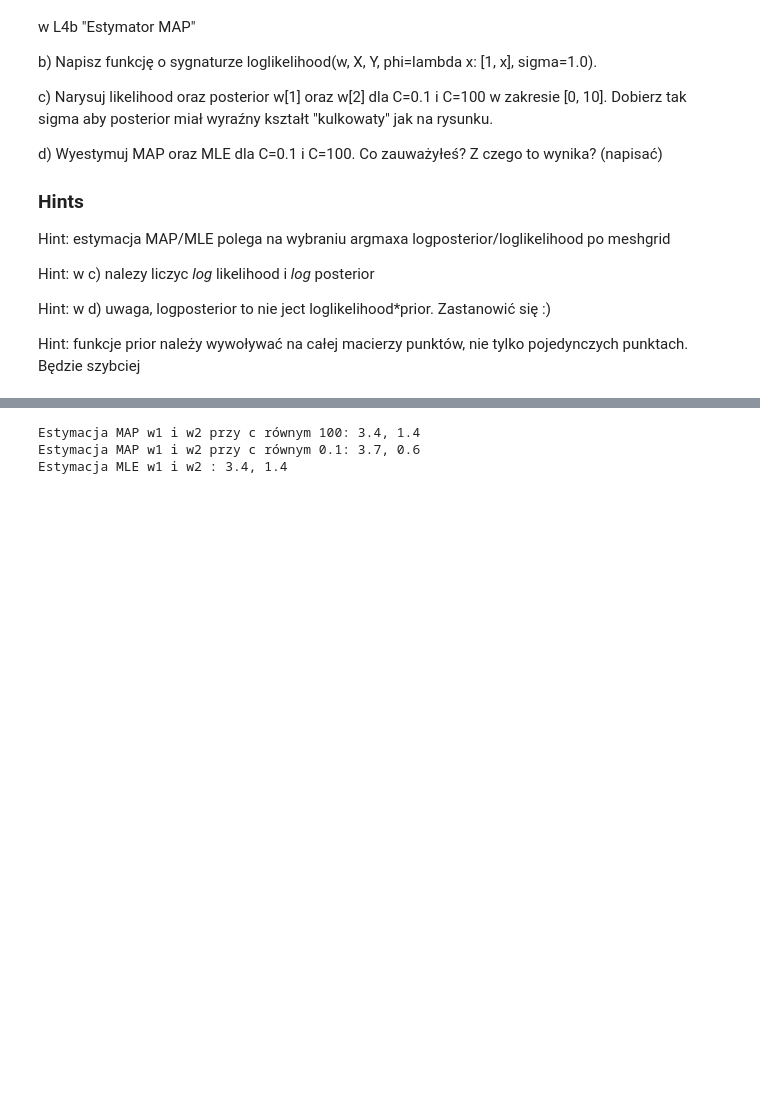
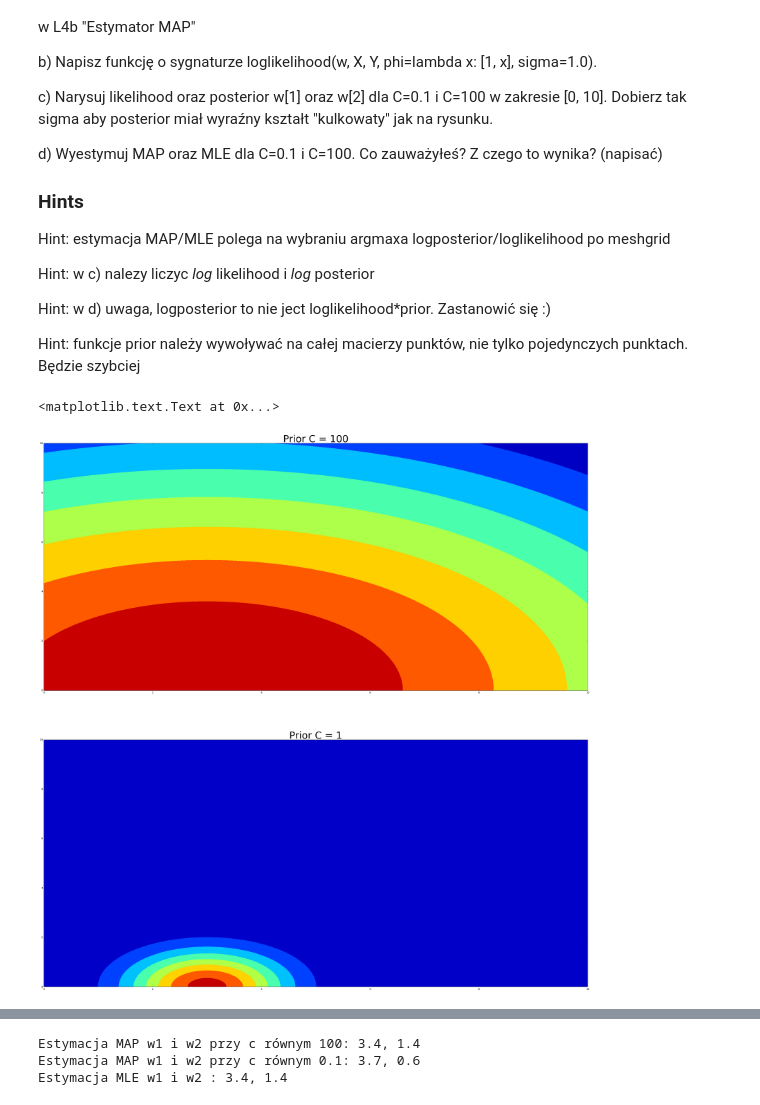
Before and after one commit to klasocha/ml_notebooks, a Jupyter notebook: L3a.ipynb, the cells around one changed output, grey strips where cells are left out. Cells and saved outputs as stored; diff of their text form; code cells hidden in the pictures; blank space fills up the shorter version.

```diff
--- a/L3a.ipynb
+++ b/L3a.ipynb
@@ -158,6 +163,20 @@ posterior_01 = np.zeros([100,100])
 for i in range(100):
     for j in range(100):
         posterior_01[i,j] = np.log(prior_01[i,j]) + likelihood[i,j]
+# %%
+fig = plt.figure(1, figsize = (40, 40))
+
+plt.subplot(2,1,1)
+plt.contourf(x,y,prior_100)
+plt.title("Prior C = 100", fontsize=40)
+
+
+plt.subplot(2,1,2)
+plt.contourf(x,y,prior_1)
+plt.title("Prior C = 1", fontsize=40)
+# %% [output]
+<matplotlib.text.Text at 0x...>
+[figure, added]
 # %%
 fig = plt.figure(1, figsize = (40, 40))
 
```
Also changed, not shown: parts of 2 cells of this notebook, 2 other files.
